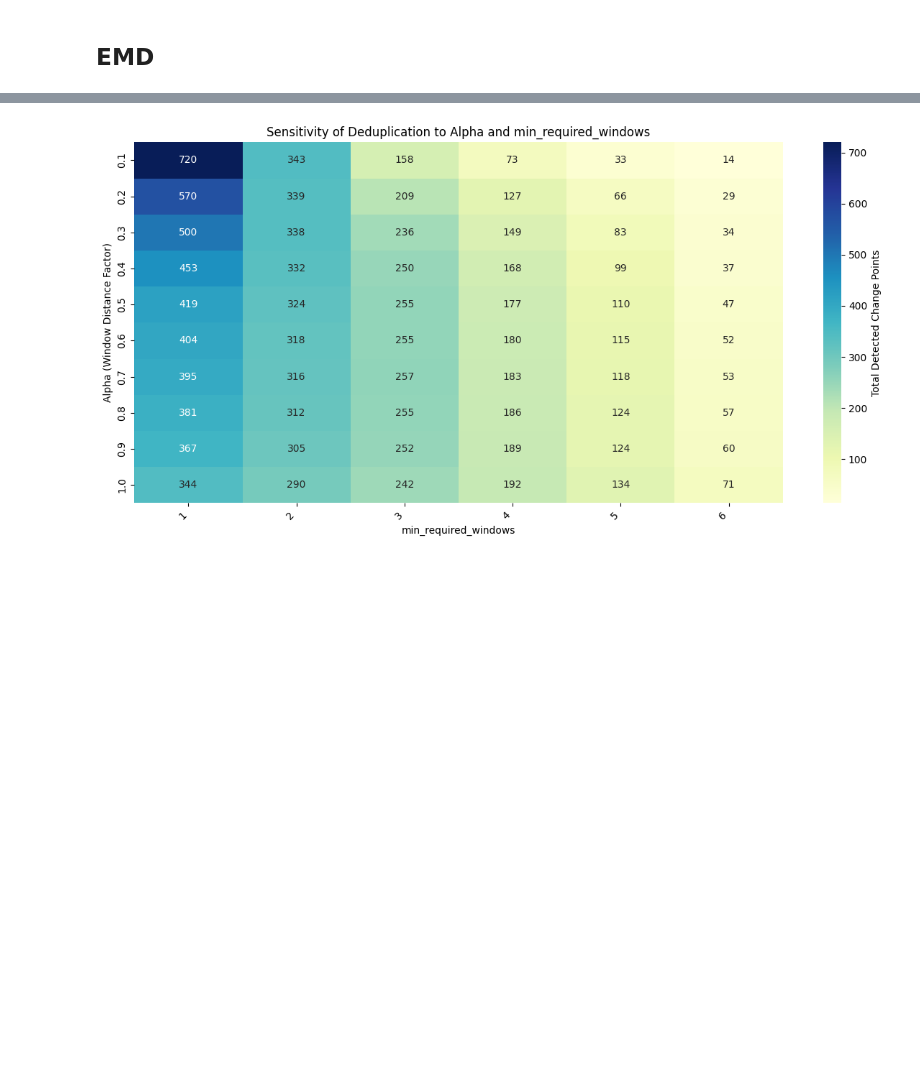
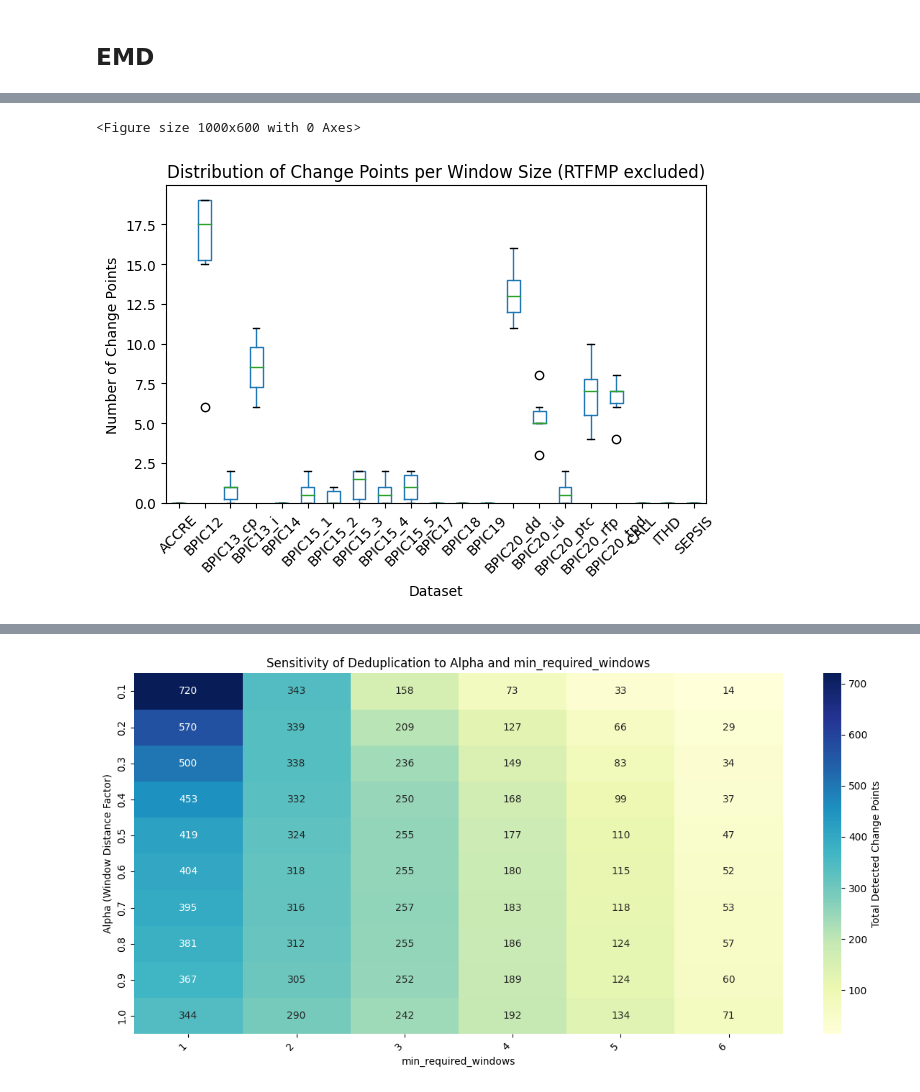
Before and after one commit to lennartebert/drifts-and-complexity, a Jupyter notebook: 02_explore_change_point_detection.ipynb, the cells around one changed output, grey strips where cells are left out. Drawn from its saved outputs; the diff is of its cells as text; code cells hidden in the pictures; blank space fills up the shorter version.

```diff
--- a/02_explore_change_point_detection.ipynb
+++ b/02_explore_change_point_detection.ipynb
@@ -48,0 +76,17 @@ for dataset in data_dictionary:
+# %%
+# Filter out RTFMP and recreate the boxplot
+df_no_rtfmp = df[df["Dataset"] != "RTFMP"]
+
+plt.figure(figsize=(10, 6))
+df_no_rtfmp.boxplot(column="NumChangePoints", by="Dataset", grid=False)
+plt.title("Distribution of Change Points per Window Size (RTFMP excluded)")
+plt.suptitle("")
+plt.xlabel("Dataset")
+plt.ylabel("Number of Change Points")
+plt.ylim(bottom=0)
+plt.xticks(rotation=45)
+plt.tight_layout()
+plt.show()
+# %% [output]
+<Figure size 1000x600 with 0 Axes>
+[figure, added]
```
Also changed, not shown: parts of 12 cells of this notebook, 5 other files.
